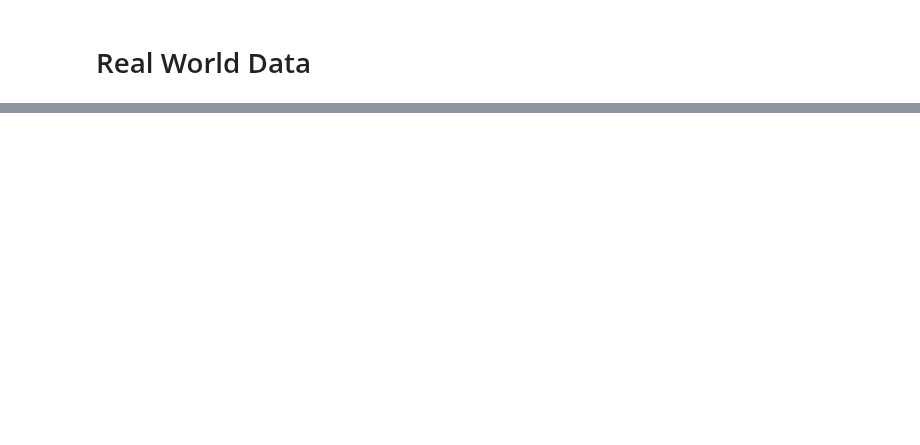
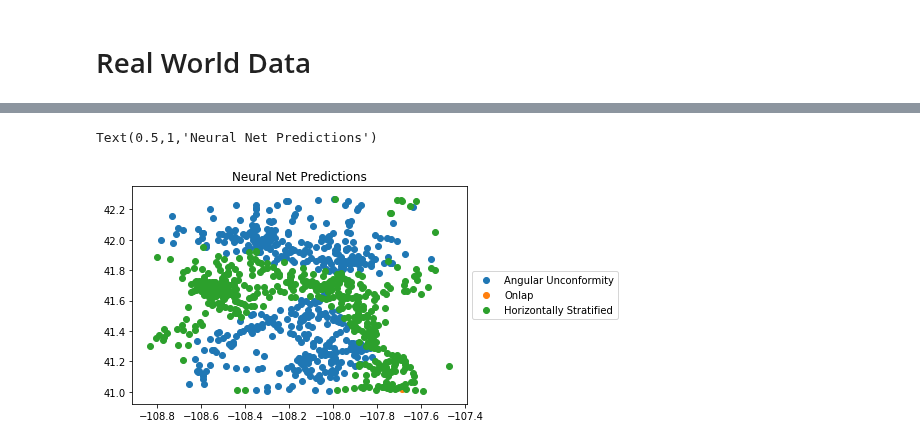
Before and after one commit to jessepisel/stratal-geometries, a Jupyter notebook: Unconformity or onlap neighbors.ipynb, the cells around one changed output, grey strips where cells are left out. Drawn from its saved outputs; the diff is of its cells as text; code cells hidden in the pictures; blank space fills up the shorter version.

```diff
--- a/Unconformity or onlap neighbors.ipynb
+++ b/Unconformity or onlap neighbors.ipynb
@@ -199,11 +198,3 @@ from keras.layers import Dense, Dropout
-# %%
-#this is the network, we initialize with a dense layer and a relu activation
-model = Sequential()
-model.add(Dense(100, input_shape=(X_train.shape[1],), activation='relu'))
-model.add(Dropout(0.1)) #dropout to avoid overfitting
-model.add(Dense(1000, kernel_initializer='random_uniform', activation='sigmoid'))
-model.add(Dropout(0.2))
-model.add(Dense(3, kernel_initializer='random_uniform', activation='softmax')) #and another dense layer with sigmoid activation
 # %%
 model.compile(loss='categorical_crossentropy', optimizer='nadam', metrics=['categorical_accuracy'])
 #builds the model, with categorical crossentropy for our loss function, optimizing using nadam, and using categorical accuracy
@@ -214,2 +205,2 @@ tbCallBack = TensorBoard(log_dir='./Graph', histogram_freq=10, write_graph=True,
 # %%
-model.fit(X_train, y_train_encoded, epochs=10, batch_size=32, verbose=1, validation_split=0.2) #, callbacks=[tbCallBack]) #Fitting the model for 60 epochs and batch size of 32
+model.fit(X_train, y_train_encoded, epochs=1, batch_size=32, verbose=1, validation_split=0.2) #, callbacks=[tbCallBack]) #Fitting the model for 60 epochs and batch size of 32
@@ -226,8 +224,9 @@ skplt.metrics.plot_confusion_matrix(y_test, np.argmax(preds, axis=1), normalize=
 #let's import some real world data from southwestern Wyoming
 #this is from the Ro`ck Springs Uplift in Wyoming and has been interpreted as an angular unconformity
 tops_api = pd.read_csv(r'D:\jupyter\EarlyWSGS\ftunion.csv').fillna(0) #this file is available in the unconformity or onlap folder in the repo
-#tops = tops_api[['Kl', 'Kll', 'Klz', 'Kfh']]
-tops = tops_api[['Kfh', 'Klz', 'Kll', 'Kl', 'Tfc', 'Tfob', 'Tfu', 'x', 'y']]
+#tops = tops_api[['Kfh','Klz','Kll', 'Klr', 'Kl', 'x', 'y']] # for all Cretaceous
+tops = tops_api[['Kl', 'Tfc','Tfob', 'Tfu', 'x', 'y']] #tertiary units
+#tops = tops_api[['Kfh', 'Klz', 'Kll', 'Kl', 'Tfc', 'Tfob', 'Tfu', 'x', 'y']] #for all Cretaceous and Tertiary
 locations = pd.DataFrame()
 # %%
 hood = squareform(pdist(tops.iloc[:, -2:]))
@@ -241,7 +240,7 @@ frame.index = range(len(frame))
 neighborhood = pd.concat([tops.iloc[:,:-2], frame], axis=1)
 thicknesses  = neighborhood.diff(axis=1)*-1
 thicknesses[thicknesses < 0] = 0
-thicknesses.drop(columns='Kfh', inplace=True)
+thicknesses.drop(columns=tops.columns[0], inplace=True)
 thicknesses[thicknesses < 0] = 0
 thicknesses[thicknesses>3000] = 0
 locations = tops[['x','y']]
@@ -249,3 +248,5 @@ real_world_log = thicknesses.apply(np.log) #take the log of thicknesses for feat
 real_world_pow = thicknesses.apply(lambda x: x**10) #calculates the power values of thickness for another feature
 rw = pd.concat([thicknesses, real_world_log, real_world_pow, locations], axis=1, join_axes=[thicknesses.index]
                         ).dropna().replace(-np.inf, 0)
+normalized_rw=(rw-rw.min())/(rw.max()-rw.min()).replace(0,0.00001) #normalize the data from 0 to 1
+real_data = normalized_rw.values
@@ -260,8 +263,12 @@ plt.hist(predictions, label = ['Angular Unconformity', 'Onlap']) #visualize the
 # %%
 tops_api['predictions'] = predictions
 well_locs = pd.read_csv(r'D:\jupyter\EarlyWSGS\well_locations.csv', encoding = "ISO-8859-1")
 merged = pd.merge(tops_api, well_locs, on='API')
 plt.scatter(merged[merged['predictions']==0].LON, merged[merged['predictions']==0].LAT, label='Angular Unconformity')
 plt.scatter(merged[merged['predictions']==1].LON, merged[merged['predictions']==1].LAT, label='Onlap')
 plt.scatter(merged[merged['predictions']==2].LON, merged[merged['predictions']==2].LAT, label='Horizontally Stratified')
 plt.legend(loc='center left', bbox_to_anchor=(1, 0.5))
+plt.title('Neural Net Predictions')
+# %% [output]
+Text(0.5,1,'Neural Net Predictions')
+[figure, added]
```
Also changed, not shown: parts of 36 cells of this notebook.
